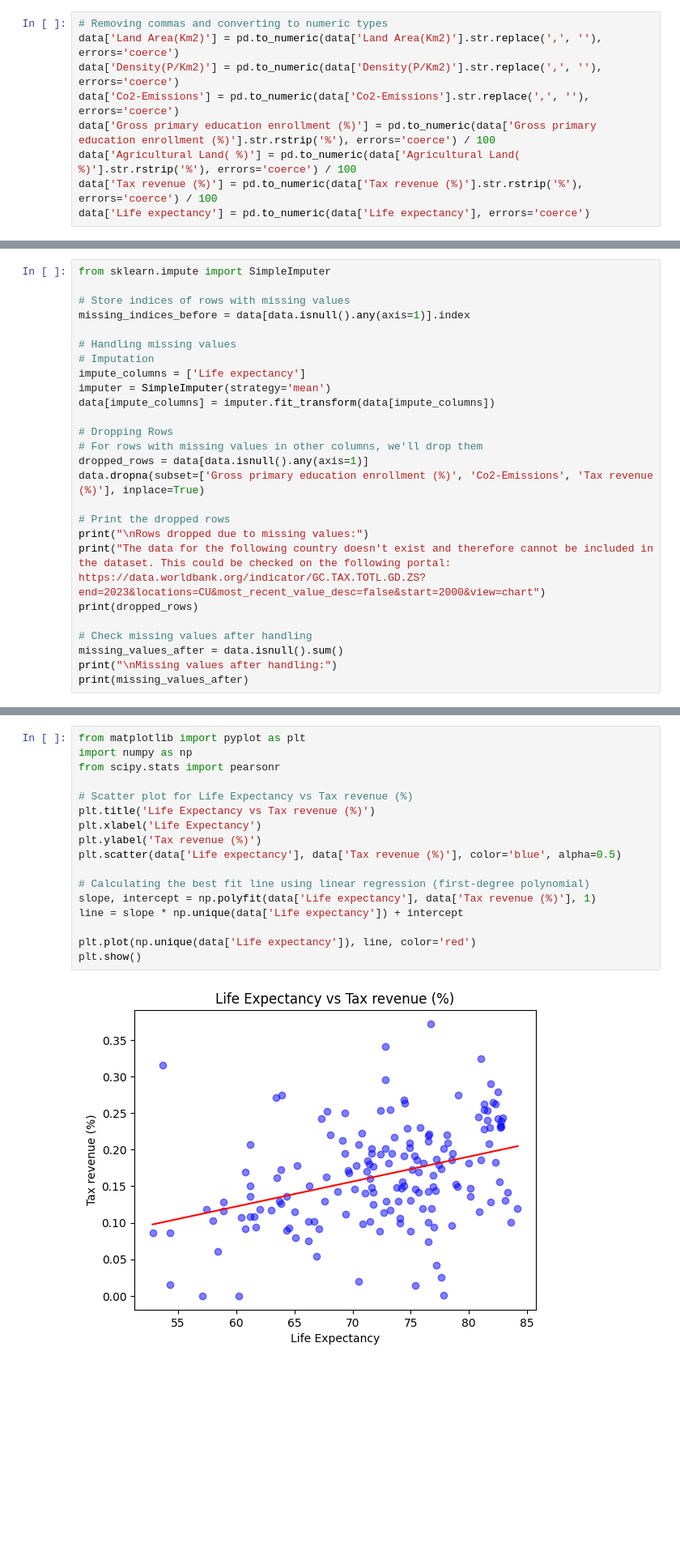
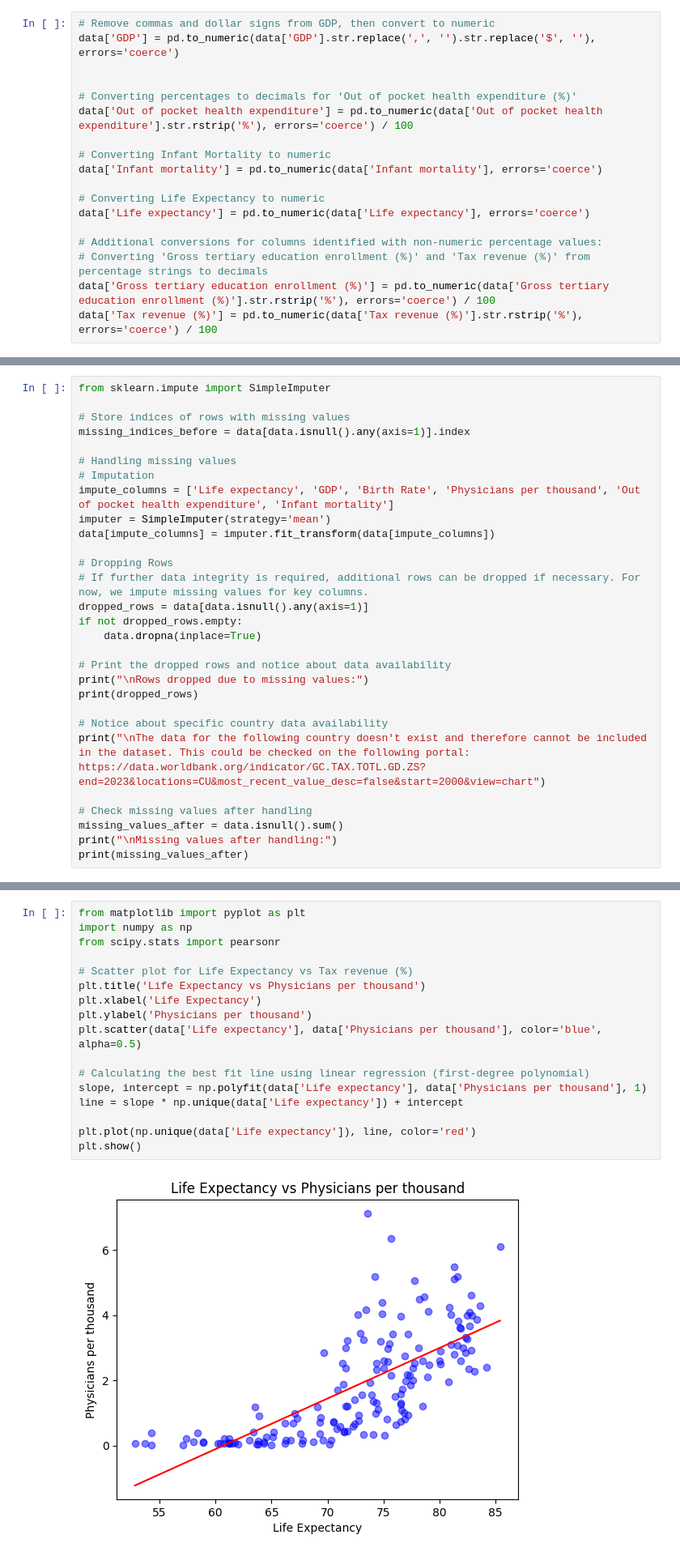
Before and after one commit to SergejsZ/DAV_CA1_SERG, a Jupyter notebook: main.ipynb, the cells around one changed output, grey strips where cells are left out. Shown at 81% size. Saved outputs shown, nothing was run; the diff lists cells and outputs as text; blank space fills up the shorter version.

```diff
--- a/main.ipynb
+++ b/main.ipynb
@@ -103,11 +80,20 @@ print(data.head(5))
 # %% [markdown]
 <h3>Cleaning the Data</h3>
 # %%
-# Removing commas and converting to numeric types
-data['Land Area(Km2)'] = pd.to_numeric(data['Land Area(Km2)'].str.replace(',', ''), errors='coerce')
-data['Density(P/Km2)'] = pd.to_numeric(data['Density(P/Km2)'].str.replace(',', ''), errors='coerce')
-data['Co2-Emissions'] = pd.to_numeric(data['Co2-Emissions'].str.replace(',', ''), errors='coerce')
-data['Gross primary education enrollment (%)'] = pd.to_numeric(data['Gross primary education enrollment (%)'].str.rstrip('%'), errors='coerce') / 100
-data['Agricultural Land( %)'] = pd.to_numeric(data['Agricultural Land( %)'].str.rstrip('%'), errors='coerce') / 100
+# Remove commas and dollar signs from GDP, then convert to numeric
+data['GDP'] = pd.to_numeric(data['GDP'].str.replace(',', '').str.replace('$', ''), errors='coerce')
+
+
+# Converting percentages to decimals for 'Out of pocket health expenditure (%)'
+data['Out of pocket health expenditure'] = pd.to_numeric(data['Out of pocket health expenditure'].str.rstrip('%'), errors='coerce') / 100
+
+# Converting Infant Mortality to numeric
+data['Infant mortality'] = pd.to_numeric(data['Infant mortality'], errors='coerce')
+
+# Converting Life Expectancy to numeric
+data['Life expectancy'] = pd.to_numeric(data['Life expectancy'], errors='coerce')
+
+# Additional conversions for columns identified with non-numeric percentage values:
+# Converting 'Gross tertiary education enrollment (%)' and 'Tax revenue (%)' from percentage strings to decimals
+data['Gross tertiary education enrollment (%)'] = pd.to_numeric(data['Gross tertiary education enrollment (%)'].str.rstrip('%'), errors='coerce') / 100
 data['Tax revenue (%)'] = pd.to_numeric(data['Tax revenue (%)'].str.rstrip('%'), errors='coerce') / 100
-data['Life expectancy'] = pd.to_numeric(data['Life expectancy'], errors='coerce')
@@ -137,19 +155,22 @@ missing_indices_before = data[data.isnull().any(axis=1)].index
 
 # Handling missing values
 # Imputation
-impute_columns = ['Life expectancy']
+impute_columns = ['Life expectancy', 'GDP', 'Birth Rate', 'Physicians per thousand', 'Out of pocket health expenditure', 'Infant mortality']
 imputer = SimpleImputer(strategy='mean')
 data[impute_columns] = imputer.fit_transform(data[impute_columns])
 
 # Dropping Rows
-# For rows with missing values in other columns, we'll drop them
+# If further data integrity is required, additional rows can be dropped if necessary. For now, we impute missing values for key columns.
 dropped_rows = data[data.isnull().any(axis=1)]
-data.dropna(subset=['Gross primary education enrollment (%)', 'Co2-Emissions', 'Tax revenue (%)'], inplace=True)
+if not dropped_rows.empty:
+    data.dropna(inplace=True)
 
-# Print the dropped rows
+# Print the dropped rows and notice about data availability
 print("\nRows dropped due to missing values:")
-print("The data for the following country doesn't exist and therefore cannot be included in the dataset. This could be checked on the following portal: https://data.worldbank.org/indicator/GC.TAX.TOTL.GD.ZS?end=2023&locations=CU&most_recent_value_desc=false&start=2000&view=chart")
 print(dropped_rows)
+
+# Notice about specific country data availability
+print("\nThe data for the following country doesn't exist and therefore cannot be included in the dataset. This could be checked on the following portal: https://data.worldbank.org/indicator/GC.TAX.TOTL.GD.ZS?end=2023&locations=CU&most_recent_value_desc=false&start=2000&view=chart")
 
 # Check missing values after handling
 missing_values_after = data.isnull().sum()
@@ -287,19 +309,19 @@ plt.show()
 # %%
 from matplotlib import pyplot as plt
 import numpy as np
 from scipy.stats import pearsonr
 
 # Scatter plot for Life Expectancy vs Tax revenue (%)
-plt.title('Life Expectancy vs Tax revenue (%)')
+plt.title('Life Expectancy vs Physicians per thousand')
 plt.xlabel('Life Expectancy')
-plt.ylabel('Tax revenue (%)')
-plt.scatter(data['Life expectancy'], data['Tax revenue (%)'], color='blue', alpha=0.5)
+plt.ylabel('Physicians per thousand')
+plt.scatter(data['Life expectancy'], data['Physicians per thousand'], color='blue', alpha=0.5)
 
 # Calculating the best fit line using linear regression (first-degree polynomial)
-slope, intercept = np.polyfit(data['Life expectancy'], data['Tax revenue (%)'], 1)
+slope, intercept = np.polyfit(data['Life expectancy'], data['Physicians per thousand'], 1)
 line = slope * np.unique(data['Life expectancy']) + intercept
 
 plt.plot(np.unique(data['Life expectancy']), line, color='red')
 plt.show()
 # %% [output]
-[figure, old version]
+[figure, new version]
```
Also changed, not shown: parts of 23 cells of this notebook.
